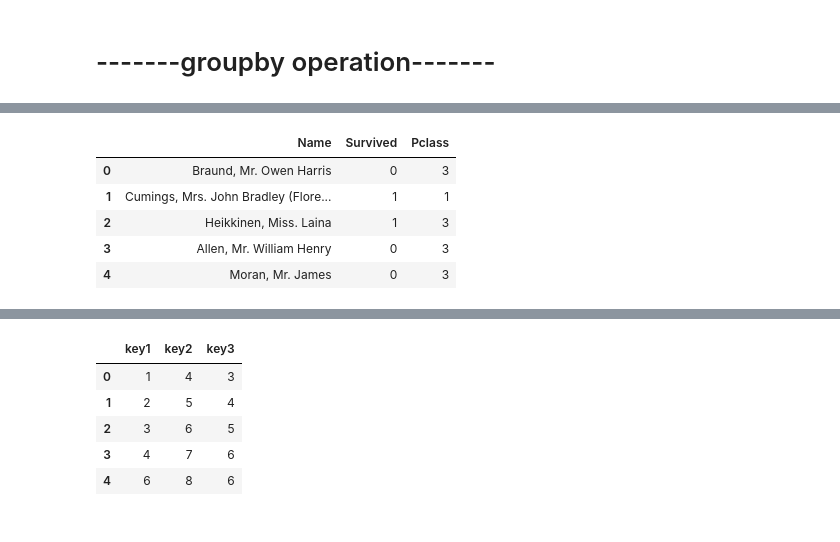
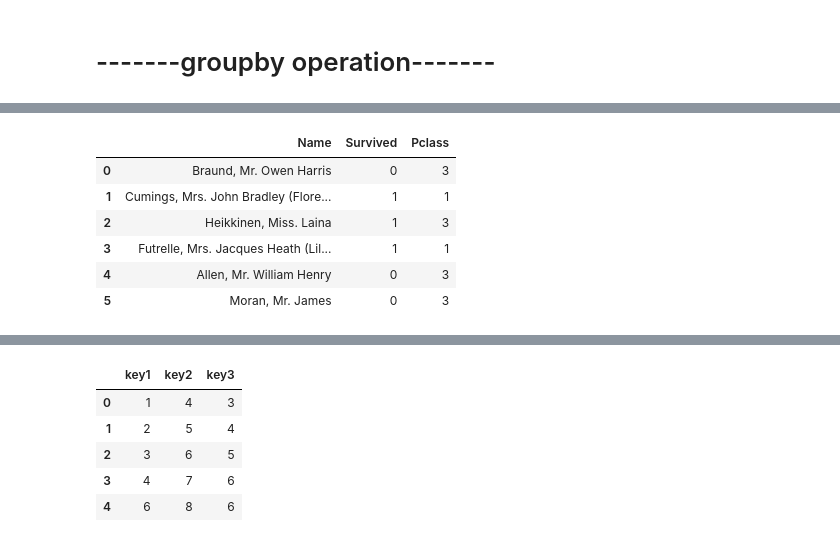
Before and after one commit to Sufeeya07/pyhton_ds, a Jupyter notebook: pandas/3 adv pandas.ipynb, the cells around one changed output, grey strips where cells are left out. Cells and saved outputs as stored; diff of their text form; code cells hidden in the pictures.

```diff
--- a/pandas/3 adv pandas.ipynb
+++ b/pandas/3 adv pandas.ipynb
@@ -416,16 +416,15 @@ df
 891 rows × 13 columns
 # %%
-#------------subset of data
-
-df5 = df[[ 'Name', 'Survived' , 'Pclass']][0:5]
+df5 = df[[ 'Name', 'Survived' , 'Pclass']][0:6]
 df5
 # %% [output]
 |  | Name | Survived | Pclass |
 | 0 | Braund, Mr. Owen Harris | 0 | 3 |
 | 1 | Cumings, Mrs. John Bradley (Flore... | 1 | 1 |
 | 2 | Heikkinen, Miss. Laina | 1 | 3 |
-| 3 | Allen, Mr. William Henry | 0 | 3 |
-| 4 | Moran, Mr. James | 0 | 3 |
+| 3 | Futrelle, Mrs. Jacques Heath (Lil... | 1 | 1 |
+| 4 | Allen, Mr. William Henry | 0 | 3 |
+| 5 | Moran, Mr. James | 0 | 3 |
 # %%
 df6 = df[[ 'Name', 'Survived' , 'Pclass']][5:10]
 df6
```
Also changed, not shown: parts of 28 cells of this notebook.
